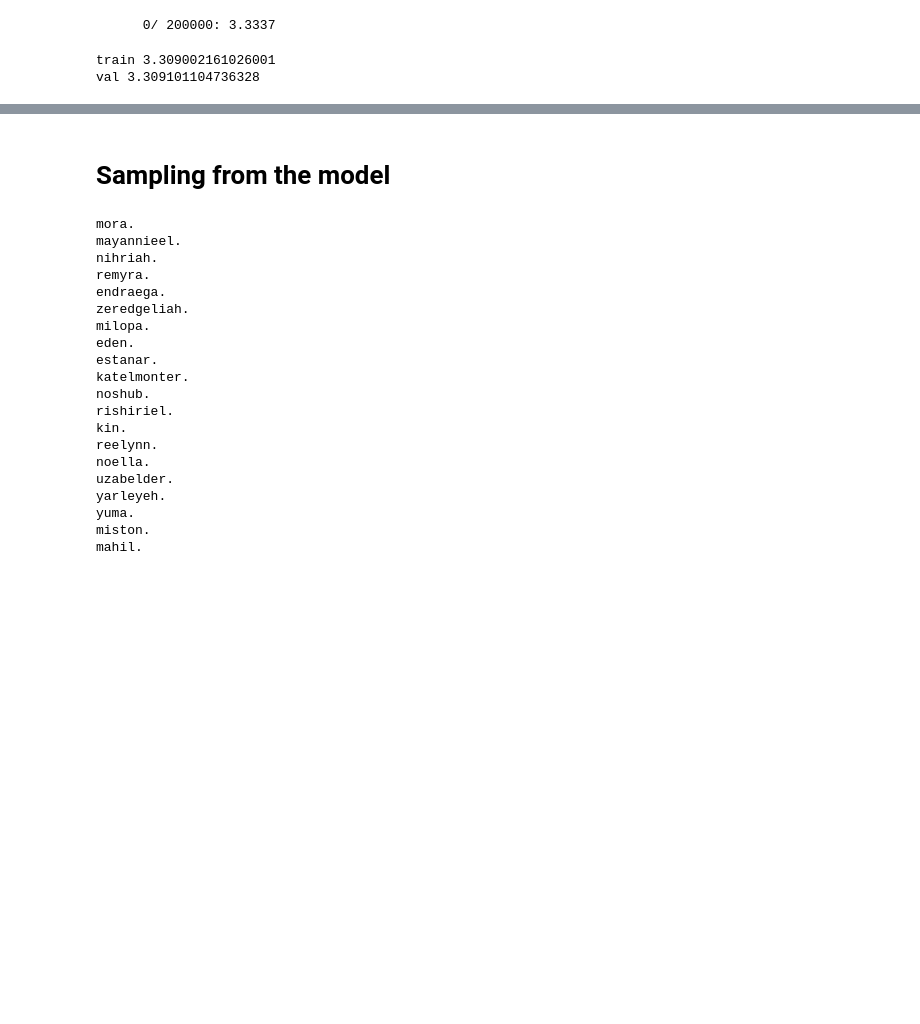
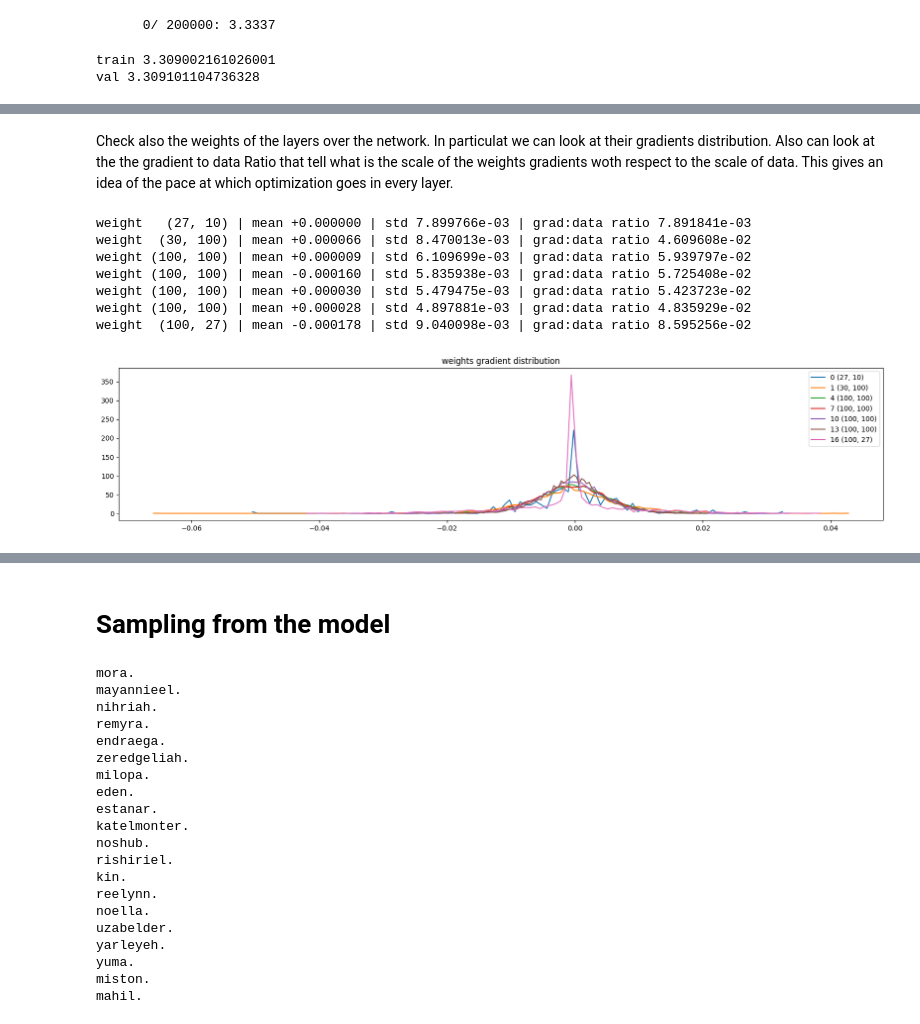
Before and after one commit to bubuloMallone/NeuralNetworksLM, a Jupyter notebook: mlp_internals.ipynb, the cells around one changed output, grey strips where cells are left out. Drawn from its saved outputs; the diff is of its cells as text; code cells hidden in the pictures; blank space fills up the shorter version.

```diff
--- a/mlp_internals.ipynb
+++ b/mlp_internals.ipynb
@@ -443,0 +572,24 @@ class Tanh:
+# %% [markdown]
+Check also the weights of the layers over the network. In particulat we can look at their gradients distribution. Also can look at the the gradient to data Ratio that tell what is the scale of the weights gradients woth respect to the scale of data. This gives an idea of the pace at which optimization goes in every layer.
+# %%
+# visualize histograms
+plt.figure(figsize=(20, 4))
+legends = []
+for i,p in enumerate(parameters):
+  t = p.grad
+  if p.ndim == 2:
+    print('weight %10s | mean %+f | std %e | grad:data ratio %e' % (tuple(p.shape), t.mean(), t.std(), t.std() / p.std()))
+    hy, hx = torch.histogram(t, density=True)
+    plt.plot(hx[:-1].detach(), hy.detach())
+    legends.append(f'{i} {tuple(p.shape)}')
+plt.legend(legends)
+plt.title('weights gradient distribution');
+# %% [output]
+weight   (27, 10) | mean +0.000000 | std 7.899766e-03 | grad:data ratio 7.891841e-03
+weight  (30, 100) | mean +0.000066 | std 8.470013e-03 | grad:data ratio 4.609608e-02
+weight (100, 100) | mean +0.000009 | std 6.109699e-03 | grad:data ratio 5.939797e-02
+weight (100, 100) | mean -0.000160 | std 5.835938e-03 | grad:data ratio 5.725408e-02
+weight (100, 100) | mean +0.000030 | std 5.479475e-03 | grad:data ratio 5.423723e-02
+weight (100, 100) | mean +0.000028 | std 4.897881e-03 | grad:data ratio 4.835929e-02
+weight  (100, 27) | mean -0.000178 | std 9.040098e-03 | grad:data ratio 8.595256e-02
+[figure, added]
```
Also changed, not shown: parts of 12 cells of this notebook.
